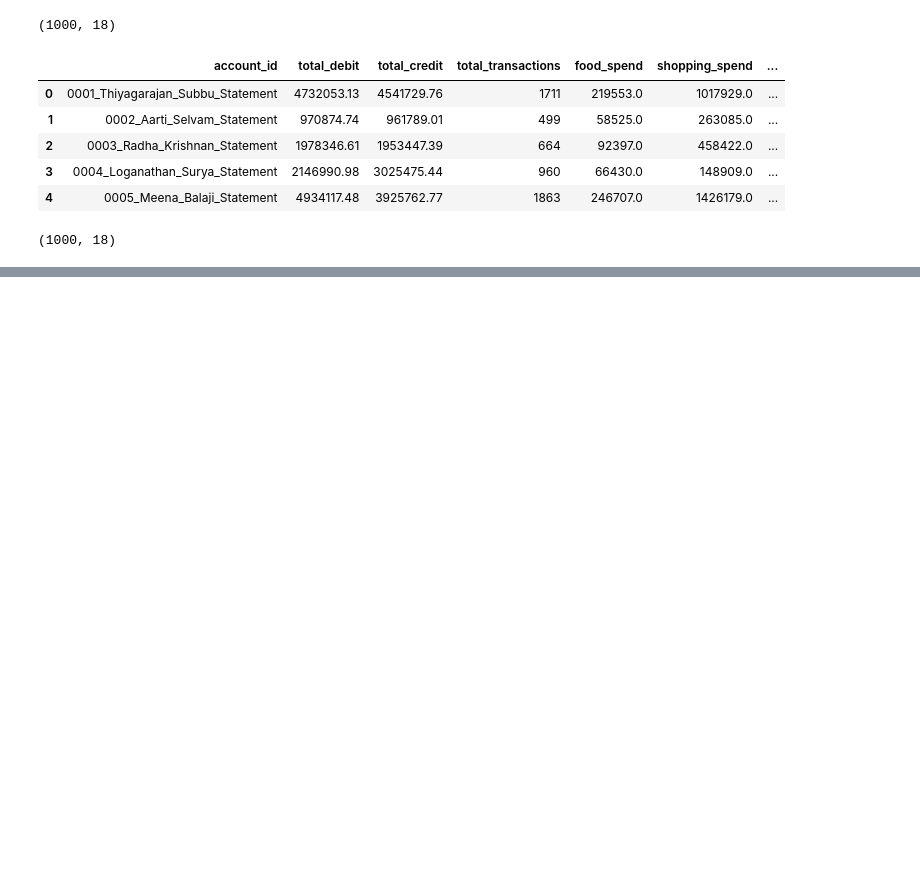
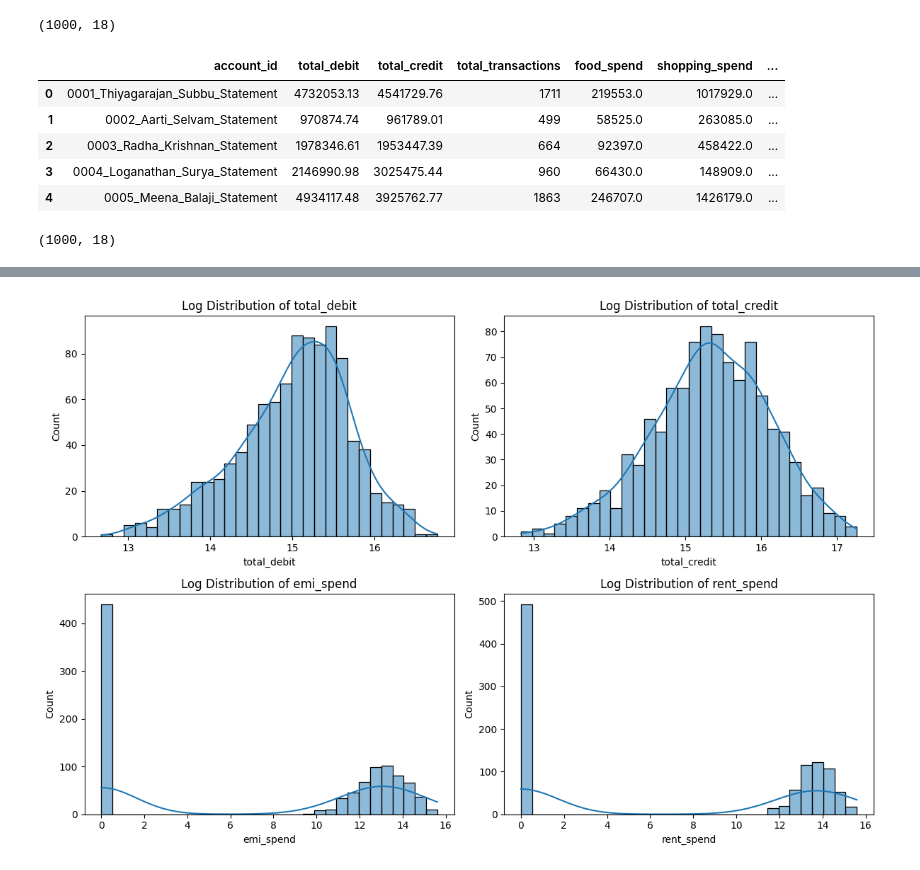
Before and after one commit to ShigilSasi/Axis_Bank_Intelligent_Product_-_Offer_Recommendation_System_using_Machine_Learning, a Jupyter notebook: Recommendation_engine.ipynb, the cells around one changed output, grey strips where cells are left out. Cells and saved outputs as stored; diff of their text form; code cells hidden in the pictures; blank space fills up the shorter version.

```diff
--- a/Recommendation_engine.ipynb
+++ b/Recommendation_engine.ipynb
@@ -406,0 +459,17 @@ user_features.shape
+# %%
+log_cols = ['total_debit', 'total_credit', 'emi_spend', 'rent_spend']
+
+df_log = df.copy()
+for col in log_cols:
+    df_log[col] = np.log1p(df_log[col])
+
+plt.figure(figsize=(12, 8))
+for i, col in enumerate(log_cols, 1):
+    plt.subplot(2, 2, i)
+    sns.histplot(df_log[col], bins=30, kde=True)
+    plt.title(f"Log Distribution of {col}")
+
+plt.tight_layout()
+plt.show()
+# %% [output]
+[figure, added]
```
Also changed, not shown: parts of 40 cells of this notebook, 1 other file.
